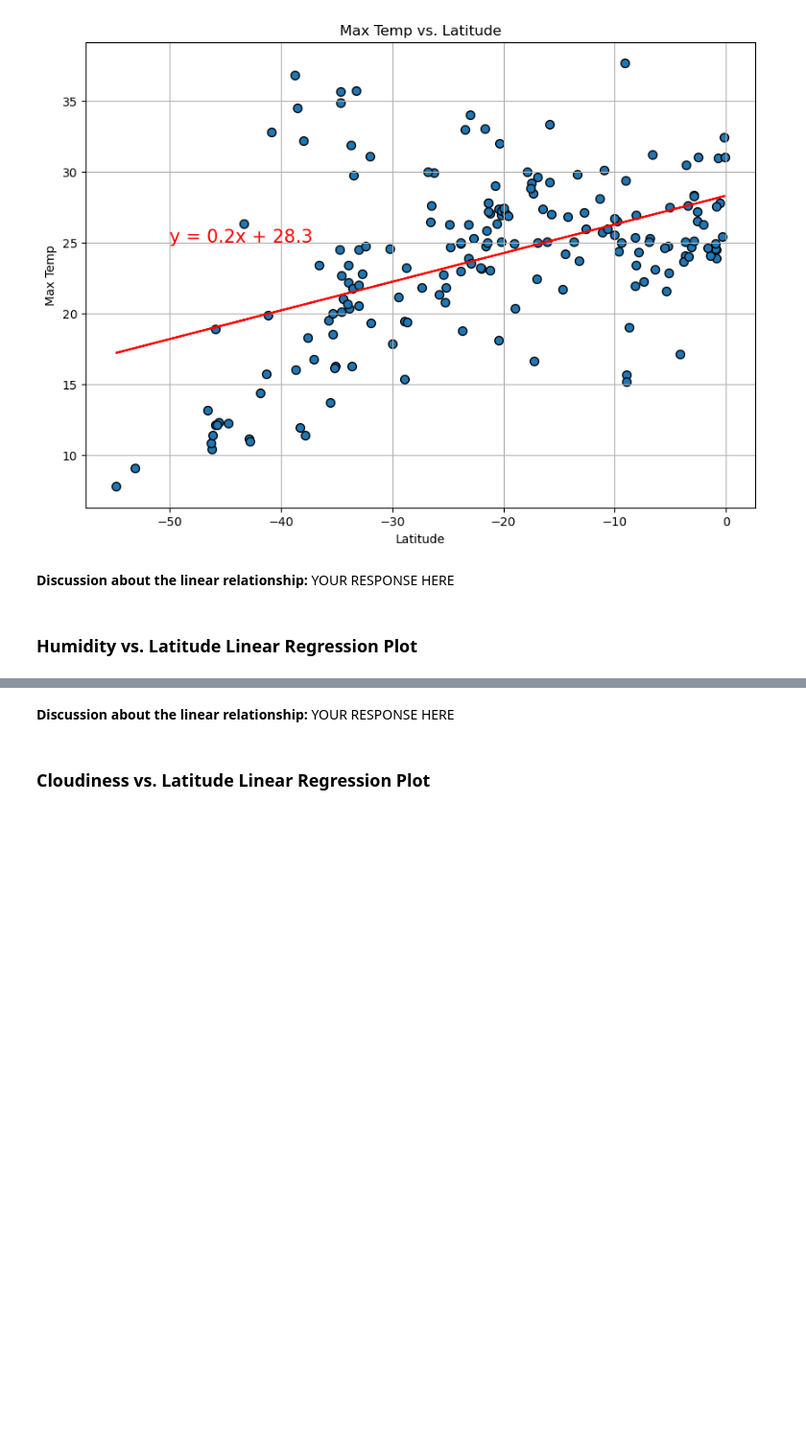
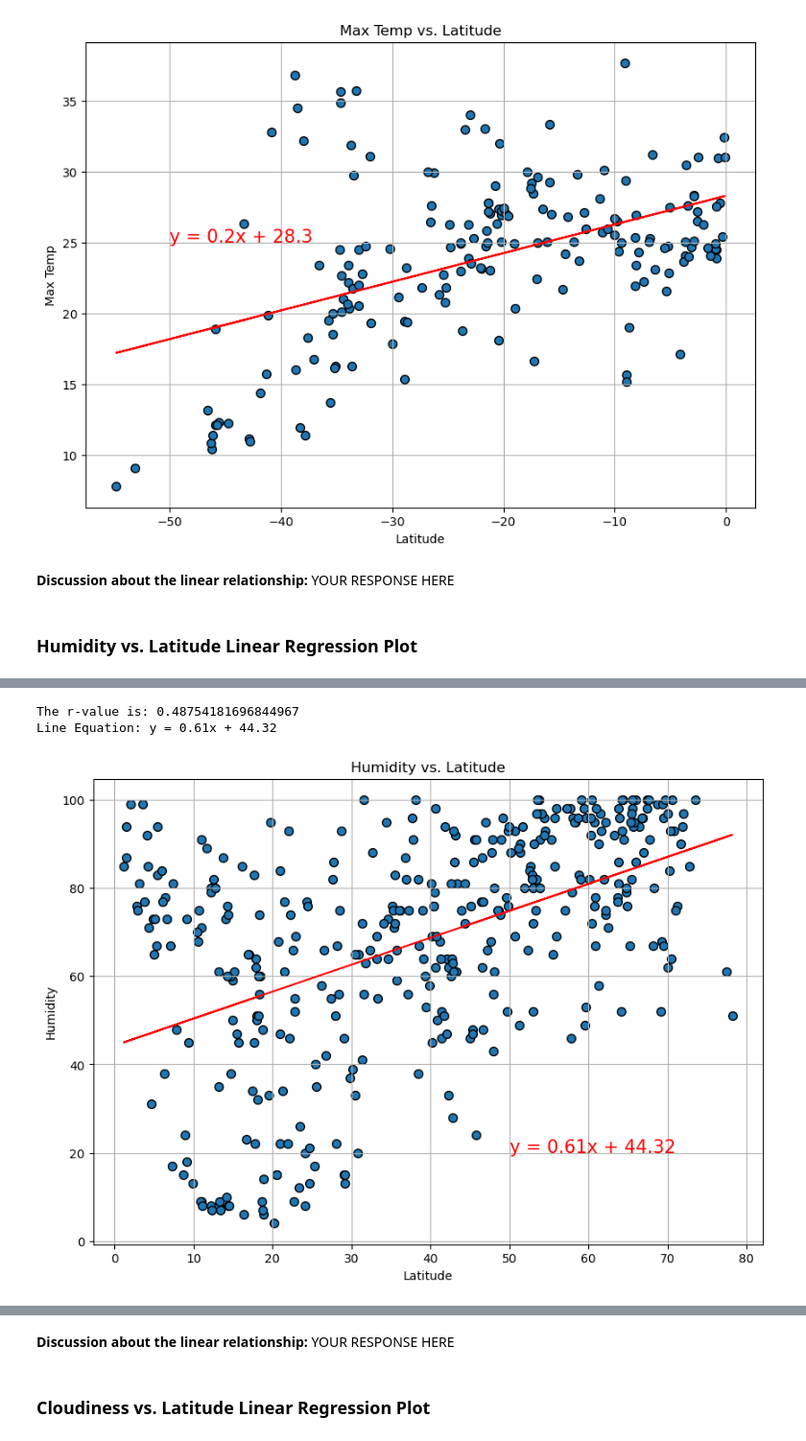
Before and after one commit to spmims/python-api-challenge, a Jupyter notebook: WeatherPy/starter_code/WeatherPy.ipynb, the cells around one changed output, grey strips where cells are left out. Shown at 96% size. Cells and saved outputs as stored; diff of their text form; code cells hidden in the pictures; blank space fills up the shorter version.

Commit message:
WeatherPy Graphs completed

```diff
--- a/WeatherPy/starter_code/WeatherPy.ipynb
+++ b/WeatherPy/starter_code/WeatherPy.ipynb
@@ -347,0 +336,7 @@ The r-value is: 0.0002808747046324607
+# %%
+# Northern Hemisphere
+lin_reg_plot(northern_hemi_df, "Lat", "Humidity", (50, 20))
+# %% [output]
+The r-value is: 0.48754181696844967
+Line Equation: y = 0.61x + 44.32
+[figure, added]
```
Also changed, not shown: parts of 11 cells of this notebook.
